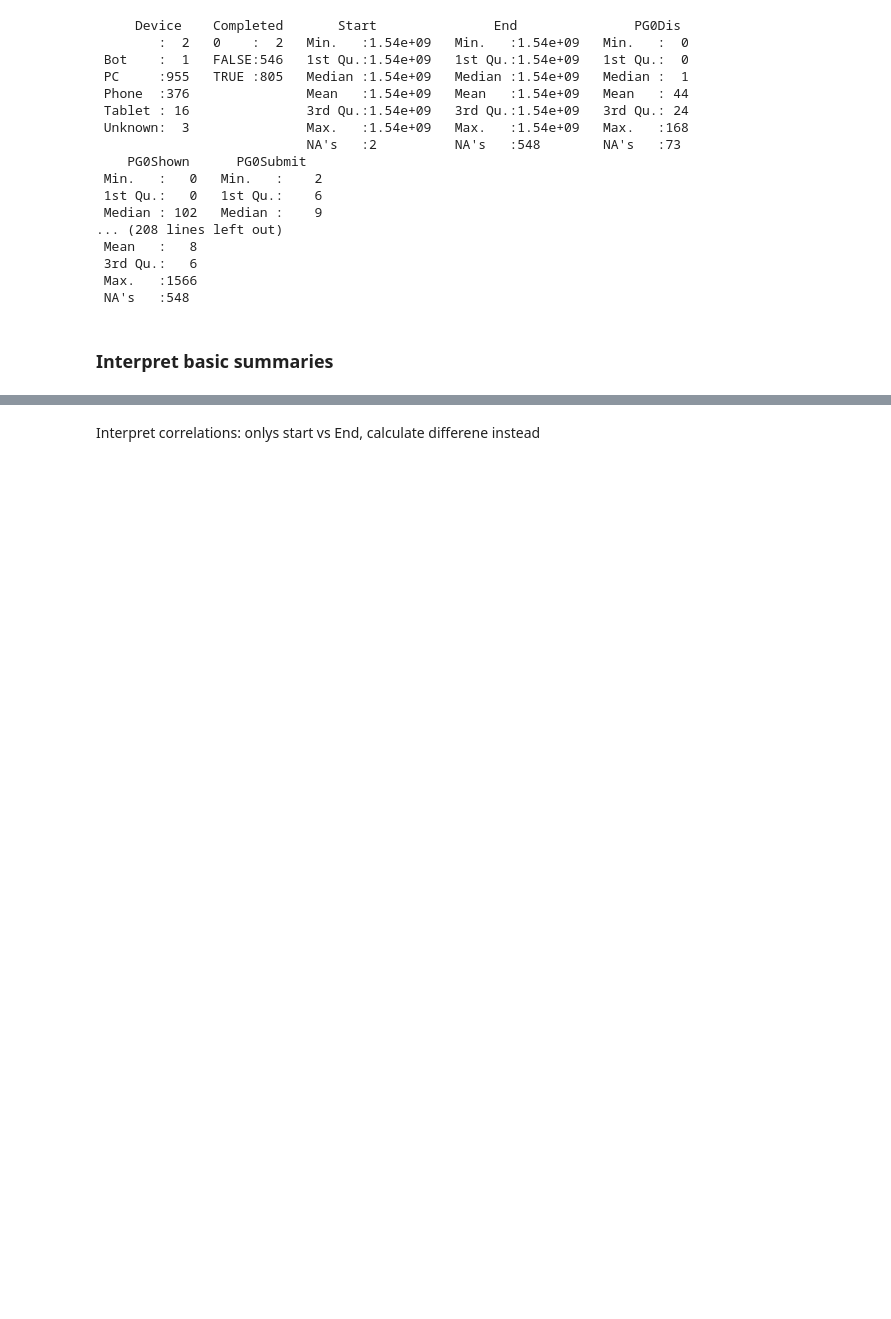
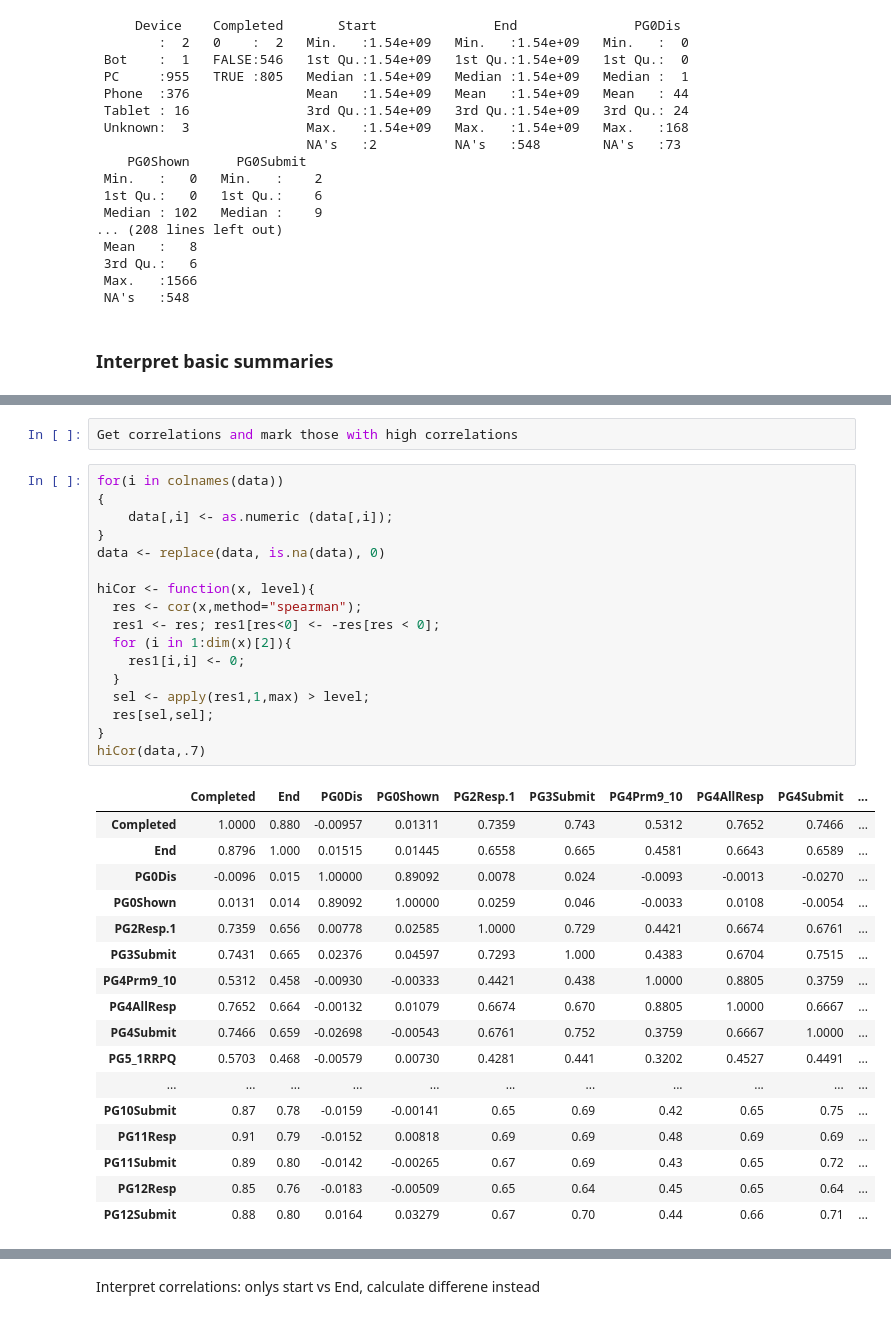
Before and after one commit to fdac18/Miniproject3, a Jupyter notebook: example.ipynb, the cells around one changed output, grey strips where cells are left out. Saved outputs shown, nothing was run; the diff lists cells and outputs as text; blank space fills up the shorter version.

```diff
--- a/example.ipynb
+++ b/example.ipynb
@@ -73,0 +251,37 @@ cor(data[,sel],method="spearman",use="pairwise.complete.obs"); #OK for any: uses
+# %%
+Get correlations and mark those with high correlations
+# %%
+for(i in colnames(data))
+{
+    data[,i] <- as.numeric (data[,i]);
+}
+data <- replace(data, is.na(data), 0)
+
+hiCor <- function(x, level){
+  res <- cor(x,method="spearman");
+  res1 <- res; res1[res<0] <- -res[res < 0];
+  for (i in 1:dim(x)[2]){
+    res1[i,i] <- 0;
+  }
+  sel <- apply(res1,1,max) > level;
+  res[sel,sel];
+}
+hiCor(data,.7)
+# %% [output]
+|  | Completed | End | PG0Dis | PG0Shown | PG2Resp.1 | PG3Submit | PG4Prm9_10 | PG4AllResp | PG4Submit | ... |
+| Completed | 1.0000 | 0.880 | -0.00957 | 0.01311 | 0.7359 | 0.743 | 0.5312 | 0.7652 | 0.7466 | ... |
+| End | 0.8796 | 1.000 | 0.01515 | 0.01445 | 0.6558 | 0.665 | 0.4581 | 0.6643 | 0.6589 | ... |
+| PG0Dis | -0.0096 | 0.015 | 1.00000 | 0.89092 | 0.0078 | 0.024 | -0.0093 | -0.0013 | -0.0270 | ... |
+| PG0Shown | 0.0131 | 0.014 | 0.89092 | 1.00000 | 0.0259 | 0.046 | -0.0033 | 0.0108 | -0.0054 | ... |
+| PG2Resp.1 | 0.7359 | 0.656 | 0.00778 | 0.02585 | 1.0000 | 0.729 | 0.4421 | 0.6674 | 0.6761 | ... |
+| PG3Submit | 0.7431 | 0.665 | 0.02376 | 0.04597 | 0.7293 | 1.000 | 0.4383 | 0.6704 | 0.7515 | ... |
+| PG4Prm9_10 | 0.5312 | 0.458 | -0.00930 | -0.00333 | 0.4421 | 0.438 | 1.0000 | 0.8805 | 0.3759 | ... |
+| PG4AllResp | 0.7652 | 0.664 | -0.00132 | 0.01079 | 0.6674 | 0.670 | 0.8805 | 1.0000 | 0.6667 | ... |
+| PG4Submit | 0.7466 | 0.659 | -0.02698 | -0.00543 | 0.6761 | 0.752 | 0.3759 | 0.6667 | 1.0000 | ... |
+| PG5_1RRPQ | 0.5703 | 0.468 | -0.00579 | 0.00730 | 0.4281 | 0.441 | 0.3202 | 0.4527 | 0.4491 | ... |
+| ... | ... | ... | ... | ... | ... | ... | ... | ... | ... | ... |
+| PG10Submit | 0.87 | 0.78 | -0.0159 | -0.00141 | 0.65 | 0.69 | 0.42 | 0.65 | 0.75 | ... |
+| PG11Resp | 0.91 | 0.79 | -0.0152 | 0.00818 | 0.69 | 0.69 | 0.48 | 0.69 | 0.69 | ... |
+| PG11Submit | 0.89 | 0.80 | -0.0142 | -0.00265 | 0.67 | 0.69 | 0.43 | 0.65 | 0.72 | ... |
+| PG12Resp | 0.85 | 0.76 | -0.0183 | -0.00509 | 0.65 | 0.64 | 0.45 | 0.65 | 0.64 | ... |
+| PG12Submit | 0.88 | 0.80 | 0.0164 | 0.03279 | 0.67 | 0.70 | 0.44 | 0.66 | 0.71 | ... |
```
Also changed, not shown: parts of 19 cells of this notebook.
